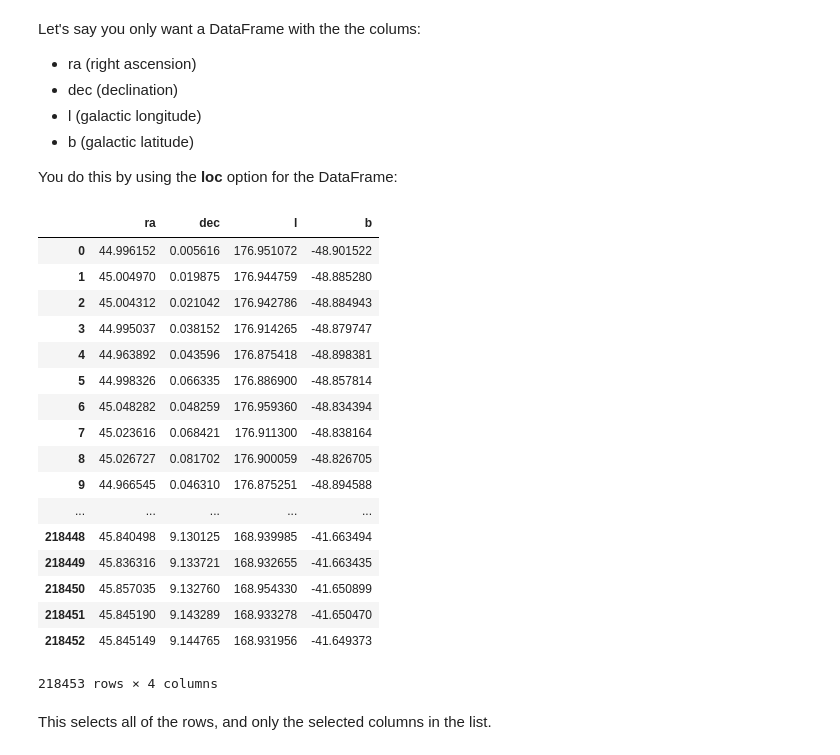
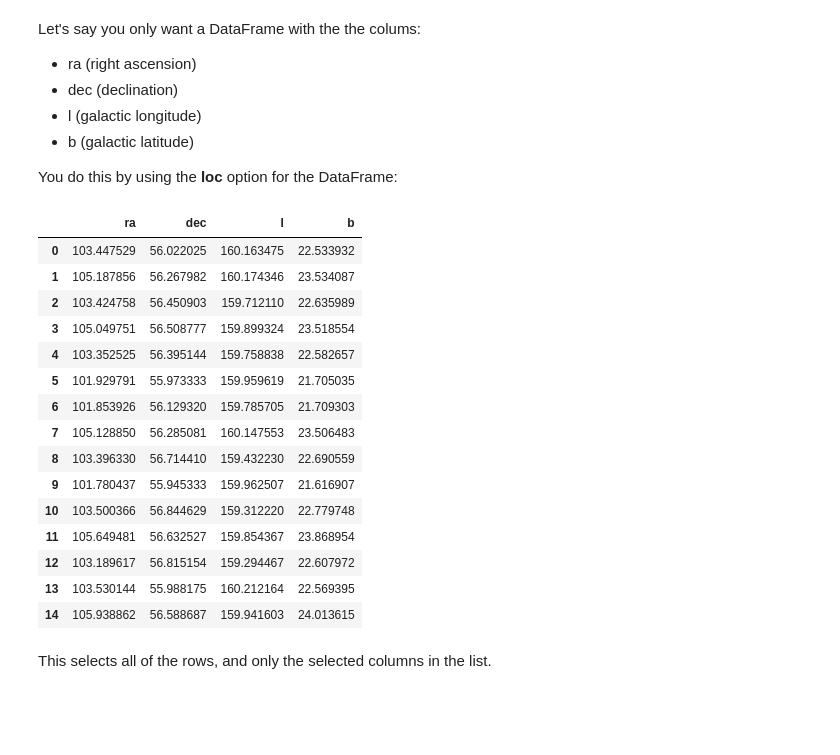
Before and after one commit to VandyAstroML/Vanderbilt_Computational_Bootcamp, a Jupyter notebook: notebooks/Week_08/08_Pandas.ipynb, the cells around one changed output. Saved outputs shown, nothing was run; the diff lists cells and outputs as text; code cells hidden in the pictures; blank space fills up the shorter version.

```diff
--- a/notebooks/Week_08/08_Pandas.ipynb
+++ b/notebooks/Week_08/08_Pandas.ipynb
@@ -392 +449,7 @@ gaia_df = pd.read_csv('http://1016243957.rsc.cdn77.org/Gaia/gaia_source/csv/Gaia
+# %%
+# Path to online file
+url_path = 'http://cdn.gea.esac.esa.int/Gaia/gdr2/gaia_source/csv/GaiaSource_1000172165251650944_1000424567594791808.csv.gz'
+
+# Converting data to DataFrame
+gaia_df = pd.read_csv(url_path, compression='gzip')
 # %%
@@ -456,26 +505,26 @@ Let's say you only want a DataFrame with the the colums:
 You do this by using the __loc__ option for the DataFrame:
 # %%
 gaia_df_2 = gaia_df.loc[:,['ra','dec','l','b']]
-gaia_df_2
+
+# Displaying the first 15 lines
+gaia_df_2.head(15)
 # %% [output]
 |  | ra | dec | l | b |
-| 0 | 44.996152 | 0.005616 | 176.951072 | -48.901522 |
-| 1 | 45.004970 | 0.019875 | 176.944759 | -48.885280 |
-| 2 | 45.004312 | 0.021042 | 176.942786 | -48.884943 |
-| 3 | 44.995037 | 0.038152 | 176.914265 | -48.879747 |
-| 4 | 44.963892 | 0.043596 | 176.875418 | -48.898381 |
-| 5 | 44.998326 | 0.066335 | 176.886900 | -48.857814 |
-| 6 | 45.048282 | 0.048259 | 176.959360 | -48.834394 |
-| 7 | 45.023616 | 0.068421 | 176.911300 | -48.838164 |
-| 8 | 45.026727 | 0.081702 | 176.900059 | -48.826705 |
-| 9 | 44.966545 | 0.046310 | 176.875251 | -48.894588 |
-| ... | ... | ... | ... | ... |
-| 218448 | 45.840498 | 9.130125 | 168.939985 | -41.663494 |
-| 218449 | 45.836316 | 9.133721 | 168.932655 | -41.663435 |
-| 218450 | 45.857035 | 9.132760 | 168.954330 | -41.650899 |
-| 218451 | 45.845190 | 9.143289 | 168.933278 | -41.650470 |
-| 218452 | 45.845149 | 9.144765 | 168.931956 | -41.649373 |
+| 0 | 103.447529 | 56.022025 | 160.163475 | 22.533932 |
+| 1 | 105.187856 | 56.267982 | 160.174346 | 23.534087 |
+| 2 | 103.424758 | 56.450903 | 159.712110 | 22.635989 |
+| 3 | 105.049751 | 56.508777 | 159.899324 | 23.518554 |
+| 4 | 103.352525 | 56.395144 | 159.758838 | 22.582657 |
+| 5 | 101.929791 | 55.973333 | 159.959619 | 21.705035 |
+| 6 | 101.853926 | 56.129320 | 159.785705 | 21.709303 |
+| 7 | 105.128850 | 56.285081 | 160.147553 | 23.506483 |
+| 8 | 103.396330 | 56.714410 | 159.432230 | 22.690559 |
+| 9 | 101.780437 | 55.945333 | 159.962507 | 21.616907 |
+| 10 | 103.500366 | 56.844629 | 159.312220 | 22.779748 |
+| 11 | 105.649481 | 56.632527 | 159.854367 | 23.868954 |
+| 12 | 103.189617 | 56.815154 | 159.294467 | 22.607972 |
+| 13 | 103.530144 | 55.988175 | 160.212164 | 22.569395 |
+| 14 | 105.938862 | 56.588687 | 159.941603 | 24.013615 |
-218453 rows × 4 columns
 # %% [markdown]
 This selects all of the rows, and only the selected columns in the list.
 # %% [markdown]
```
Also changed, not shown: parts of 40 cells of this notebook, 3 other files.
